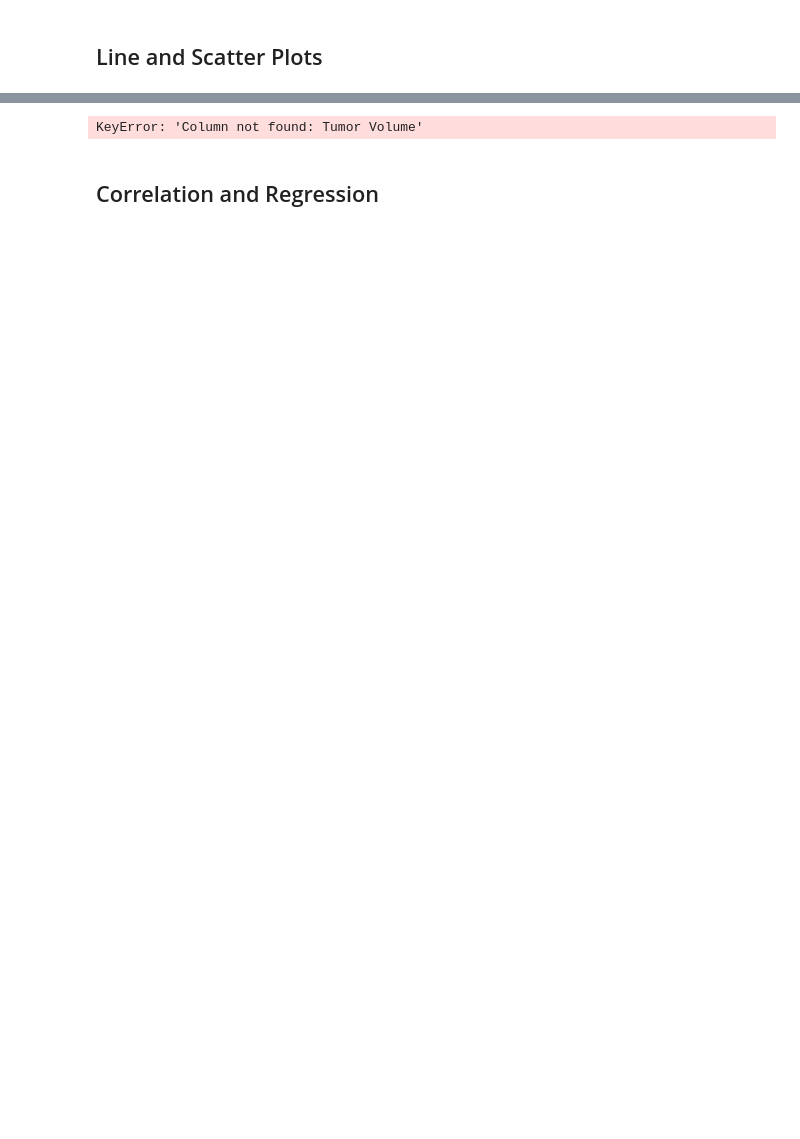
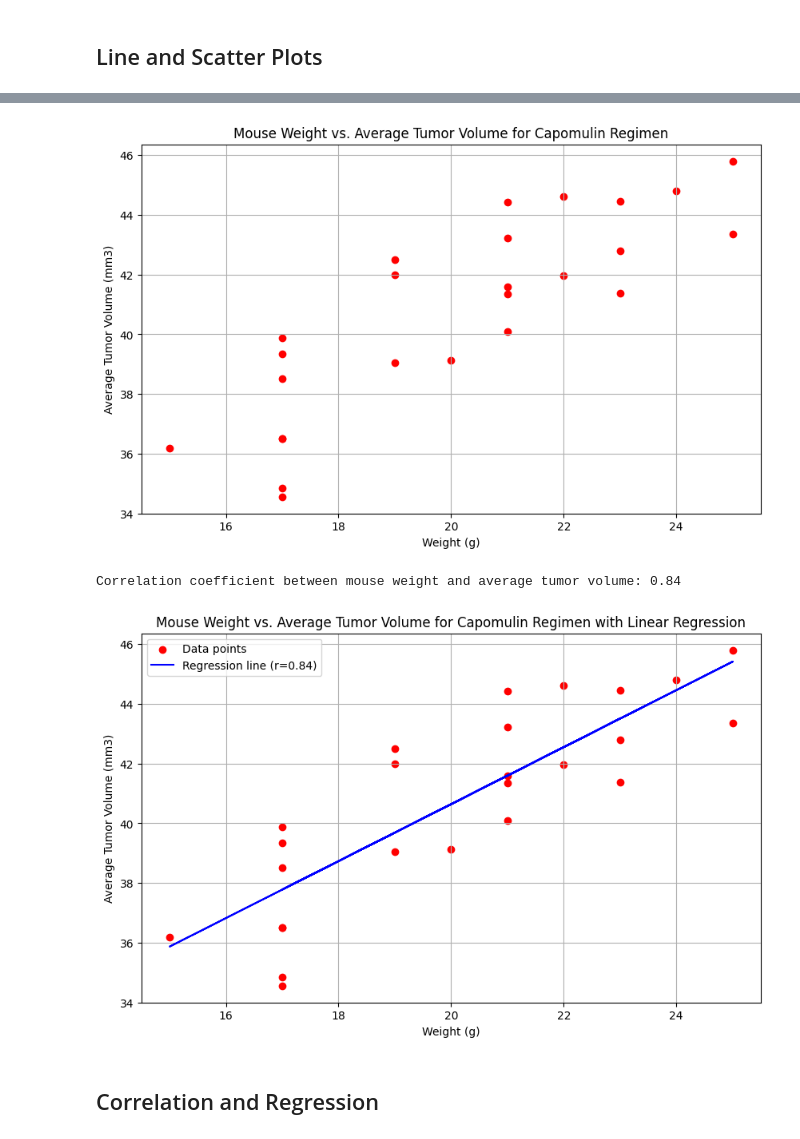
Before and after one commit to AnotherViktor/DataVisualisation, a Jupyter notebook: pymaceuticals_solution.ipynb, the cells around one changed output, grey strips where cells are left out. Drawn from its saved outputs; the diff is of its cells as text; code cells hidden in the pictures; blank space fills up the shorter version.

```diff
--- a/pymaceuticals_solution.ipynb
+++ b/pymaceuticals_solution.ipynb
@@ -331,42 +305,50 @@ plt.show()
 # %%
-# Generate a scatter plot of mouse weight vs. the average observed tumor volume for the entire Capomulin regimen
 # Filter data for Capomulin regimen
 capomulin_data = Combined_Data[Combined_Data['Drug Regimen'] == 'Capomulin']
 
 # Calculate the average tumor volume for each mouse
-avg_tumor_volume = capomulin_data.groupby('Mouse ID')['Tumor Volume'].mean().reset_index()
+avg_tumor_volume = capomulin_data.groupby('Mouse ID')['Tumor Volume (mm3)'].mean().reset_index()
 
 # Merge with mouse metadata to get weight information
 mouse_weights = mouse_metadata[['Mouse ID', 'Weight (g)']]
 merged_data = pd.merge(avg_tumor_volume, mouse_weights, on='Mouse ID')
 
 # Generate the scatter plot
 plt.figure(figsize=(10, 6))
-plt.scatter(merged_data['Weight (g)'], merged_data['Tumor Volume'], marker='o', color='r')
+plt.scatter(merged_data['Weight (g)'], merged_data['Tumor Volume (mm3)'], marker='o', color='r')
 plt.title('Mouse Weight vs. Average Tumor Volume for Capomulin Regimen')
 plt.xlabel('Weight (g)')
 plt.ylabel('Average Tumor Volume (mm3)')
 plt.grid(True)
 plt.show()
 
 # Calculate the correlation coefficient
-correlation = merged_data['Weight (g)'].corr(merged_data['Tumor Volume'])
+correlation = merged_data['Weight (g)'].corr(merged_data['Tumor Volume (mm3)'])
 print(f'Correlation coefficient between mouse weight and average tumor volume: {correlation:.2f}')
 
 # Perform linear regression
-slope, intercept, r_value, p_value, std_err = st.linregress(merged_data['Weight (g)'], merged_data['Tumor Volume'])
+slope, intercept, r_value, p_value, std_err = st.linregress(
+    merged_data['Weight (g)'], merged_data['Tumor Volume (mm3)']
+)
 
 # Plot regression line
 plt.figure(figsize=(10, 6))
-plt.scatter(merged_data['Weight (g)'], merged_data['Tumor Volume'], marker='o', color='r', label='Data points')
-plt.plot(merged_data['Weight (g)'], slope * merged_data['Weight (g)'] + intercept, color='b', label='Regression line')
+plt.scatter(merged_data['Weight (g)'], merged_data['Tumor Volume (mm3)'], marker='o', color='r', label='Data points')
+plt.plot(
+    merged_data['Weight (g)'],
+    slope * merged_data['Weight (g)'] + intercept,
+    color='b',
+    label=f'Regression line (r={r_value:.2f})'
+)
 plt.title('Mouse Weight vs. Average Tumor Volume for Capomulin Regimen with Linear Regression')
 plt.xlabel('Weight (g)')
 plt.ylabel('Average Tumor Volume (mm3)')
 plt.legend()
 plt.grid(True)
 plt.show()
 # %% [output]
+[figure, added]
-KeyError: 'Column not found: Tumor Volume'
+Correlation coefficient between mouse weight and average tumor volume: 0.84
+[figure, added]
 # %% [markdown]
 ## Correlation and Regression
```
Also changed, not shown: parts of 14 cells of this notebook, 2 other files.
